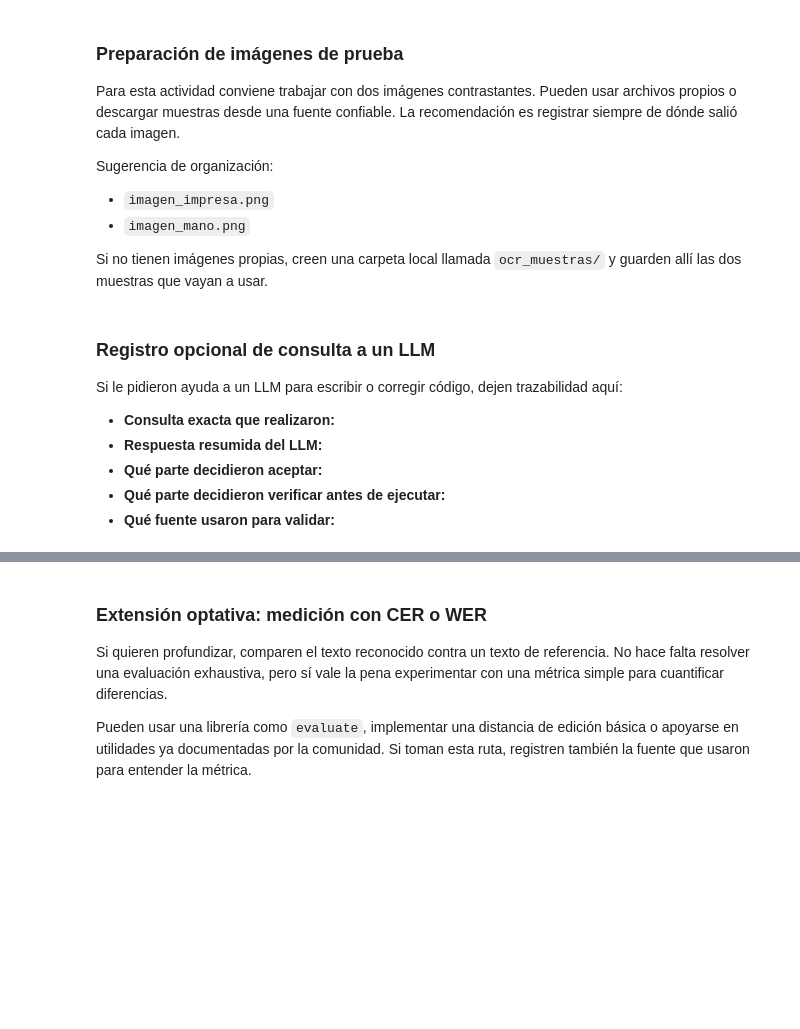
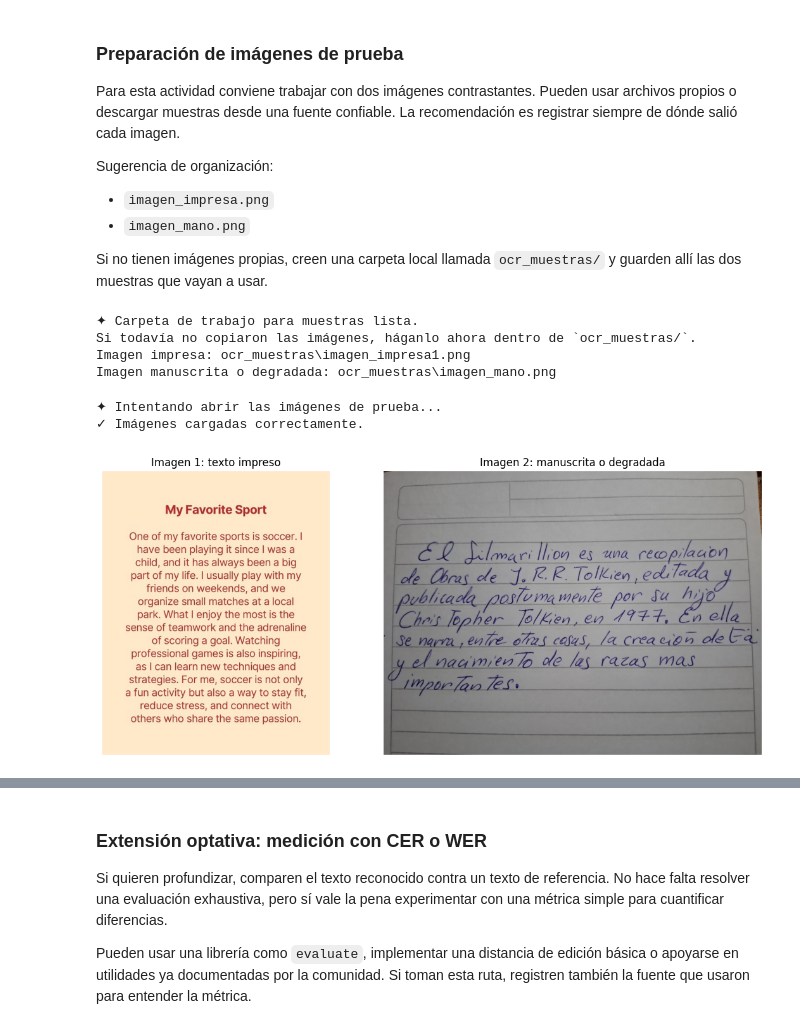
Before and after one commit to cmpatriciov08-collab/Patricio-Velasquez-Christian-PDI-1c-2026, a Jupyter notebook: 007/003 - LAB/Laboratorio_OCR/Laboratorio1/10_Laboratorio_OCR_Investigacion_Critica.ipynb, the cells around one changed output, grey strips where cells are left out. Saved outputs shown, nothing was run; the diff lists cells and outputs as text; code cells hidden in the pictures; blank space fills up the shorter version.

```diff
--- a/007/003 - LAB/Laboratorio_OCR/Laboratorio1/10_Laboratorio_OCR_Investigacion_Critica.ipynb
+++ b/007/003 - LAB/Laboratorio_OCR/Laboratorio1/10_Laboratorio_OCR_Investigacion_Critica.ipynb
@@ -294,36 +398,46 @@ Si no tienen imágenes propias, creen una carpeta local llamada `ocr_muestras/`
 carpeta_muestras = Path("ocr_muestras")
 carpeta_muestras.mkdir(exist_ok=True)
 
-ruta_imagen_impresa = carpeta_muestras / "imagen_impresa.png"
+ruta_imagen_impresa = carpeta_muestras / "imagen_impresa1.png"
+ruta_imagen_mano = carpeta_muestras / "imagen_mano.png"
 
 print("✦ Carpeta de trabajo para muestras lista.")
-print("Copiá una imagen con texto impreso dentro de `ocr_muestras/imagen_impresa.png`.")
-print(f"Ruta imagen impresa: {ruta_imagen_impresa}")
+print("Si todavía no copiaron las imágenes, háganlo ahora dentro de `ocr_muestras/`.")
+print(f"Imagen impresa: {ruta_imagen_impresa}")
+print(f"Imagen manuscrita o degradada: {ruta_imagen_mano}")
+# %% [output]
+✦ Carpeta de trabajo para muestras lista.
+Si todavía no copiaron las imágenes, háganlo ahora dentro de `ocr_muestras/`.
+Imagen impresa: ocr_muestras\imagen_impresa1.png
+Imagen manuscrita o degradada: ocr_muestras\imagen_mano.png
 # %%
-print("✦ Intentando abrir la imagen impresa de prueba...")
+print("✦ Intentando abrir las imágenes de prueba...")
 
 if not ruta_imagen_impresa.exists():
-    raise FileNotFoundError("No se encontró `ocr_muestras/imagen_impresa.png`. Pegué una muestra antes de continuar.")
+    raise FileNotFoundError("No se encontró `ocr_muestras/imagen_impresa.png`. Copien allí una muestra antes de continuar.")
+
+if not ruta_imagen_mano.exists():
+    raise FileNotFoundError("No se encontró `ocr_muestras/imagen_mano.png`. Copien allí una muestra antes de continuar.")
 
 imagen_impresa = Image.open(ruta_imagen_impresa)
+imagen_mano = Image.open(ruta_imagen_mano)
 
-print("✓ Imagen impresa cargada correctamente.")
+print("✓ Imágenes cargadas correctamente.")
+# %% [output]
+✦ Intentando abrir las imágenes de prueba...
+✓ Imágenes cargadas correctamente.
 # %%
-figura, ejes = plt.subplots(1, 1, figsize=(6, 4))
+figura, ejes = plt.subplots(1, 2, figsize=(12, 5))
 
-ejes.imshow(imagen_impresa)
-ejes.set_title("Imagen impresa de prueba")
-ejes.axis("off")
+ejes[0].imshow(imagen_impresa)
+ejes[0].set_title("Imagen 1: texto impreso")
+ejes[0].axis("off")
+
+ejes[1].imshow(imagen_mano)
+ejes[1].set_title("Imagen 2: manuscrita o degradada")
+ejes[1].axis("off")
 
 plt.tight_layout()
 plt.show()
+# %% [output]
+[figure, added]
-# %% [markdown]
-### Registro opcional de consulta a un LLM
-
-Si le pidieron ayuda a un LLM para escribir o corregir código, dejen trazabilidad aquí:
-
-* **Consulta exacta que realizaron:**
-* **Respuesta resumida del LLM:**
-* **Qué parte decidieron aceptar:**
-* **Qué parte decidieron verificar antes de ejecutar:**
-* **Qué fuente usaron para validar:**
```
Also changed, not shown: parts of 15 cells of this notebook, 4 other files.
